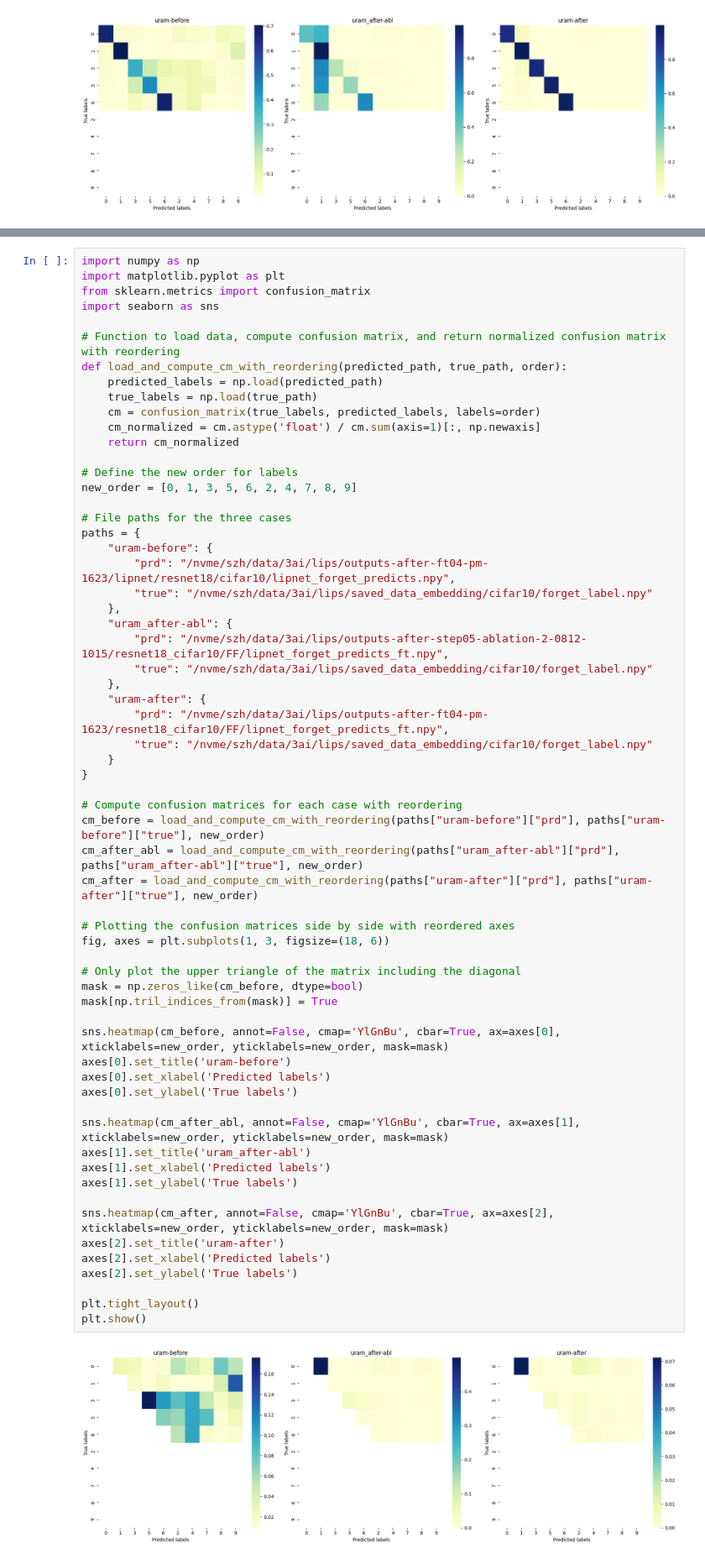
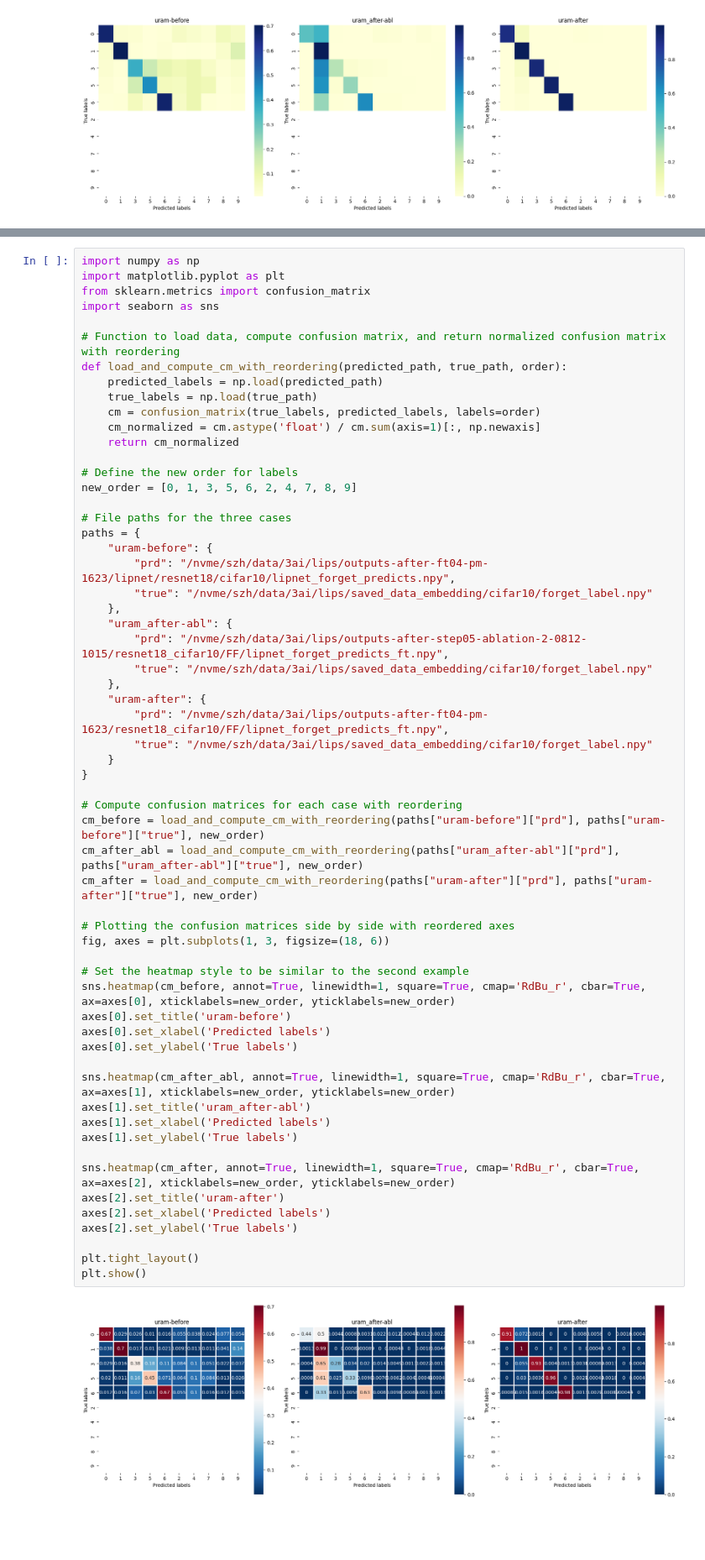
Before and after one commit to rainmilk/mra4mu, a Jupyter notebook: result_analysis/code/result_analysis-cm.ipynb, the cells around one changed output, grey strips where cells are left out. Shown at 84% size. Saved outputs shown, nothing was run; the diff lists cells and outputs as text; blank space fills up the shorter version.

```diff
--- a/result_analysis/code/result_analysis-cm.ipynb
+++ b/result_analysis/code/result_analysis-cm.ipynb
@@ -236,38 +320,35 @@ paths = {
     },
     "uram-after": {
         "prd": "/nvme/szh/data/3ai/lips/outputs-after-ft04-pm-1623/resnet18_cifar10/FF/lipnet_forget_predicts_ft.npy",
         "true": "/nvme/szh/data/3ai/lips/saved_data_embedding/cifar10/forget_label.npy"
     }
 }
 
 # Compute confusion matrices for each case with reordering
 cm_before = load_and_compute_cm_with_reordering(paths["uram-before"]["prd"], paths["uram-before"]["true"], new_order)
 cm_after_abl = load_and_compute_cm_with_reordering(paths["uram_after-abl"]["prd"], paths["uram_after-abl"]["true"], new_order)
 cm_after = load_and_compute_cm_with_reordering(paths["uram-after"]["prd"], paths["uram-after"]["true"], new_order)
 
 # Plotting the confusion matrices side by side with reordered axes
 fig, axes = plt.subplots(1, 3, figsize=(18, 6))
 
-# Only plot the upper triangle of the matrix including the diagonal
-mask = np.zeros_like(cm_before, dtype=bool)
-mask[np.tril_indices_from(mask)] = True
-
-sns.heatmap(cm_before, annot=False, cmap='YlGnBu', cbar=True, ax=axes[0], xticklabels=new_order, yticklabels=new_order, mask=mask)
+# Set the heatmap style to be similar to the second example
+sns.heatmap(cm_before, annot=True, linewidth=1, square=True, cmap='RdBu_r', cbar=True, ax=axes[0], xticklabels=new_order, yticklabels=new_order)
 axes[0].set_title('uram-before')
 axes[0].set_xlabel('Predicted labels')
 axes[0].set_ylabel('True labels')
 
-sns.heatmap(cm_after_abl, annot=False, cmap='YlGnBu', cbar=True, ax=axes[1], xticklabels=new_order, yticklabels=new_order, mask=mask)
+sns.heatmap(cm_after_abl, annot=True, linewidth=1, square=True, cmap='RdBu_r', cbar=True, ax=axes[1], xticklabels=new_order, yticklabels=new_order)
 axes[1].set_title('uram_after-abl')
 axes[1].set_xlabel('Predicted labels')
 axes[1].set_ylabel('True labels')
 
-sns.heatmap(cm_after, annot=False, cmap='YlGnBu', cbar=True, ax=axes[2], xticklabels=new_order, yticklabels=new_order, mask=mask)
+sns.heatmap(cm_after, annot=True, linewidth=1, square=True, cmap='RdBu_r', cbar=True, ax=axes[2], xticklabels=new_order, yticklabels=new_order)
 axes[2].set_title('uram-after')
 axes[2].set_xlabel('Predicted labels')
 axes[2].set_ylabel('True labels')
 
 plt.tight_layout()
 plt.show()
 # %% [output]
-[figure, old version]
+[figure, new version]
```
Also changed, not shown: parts of 8 cells of this notebook.
